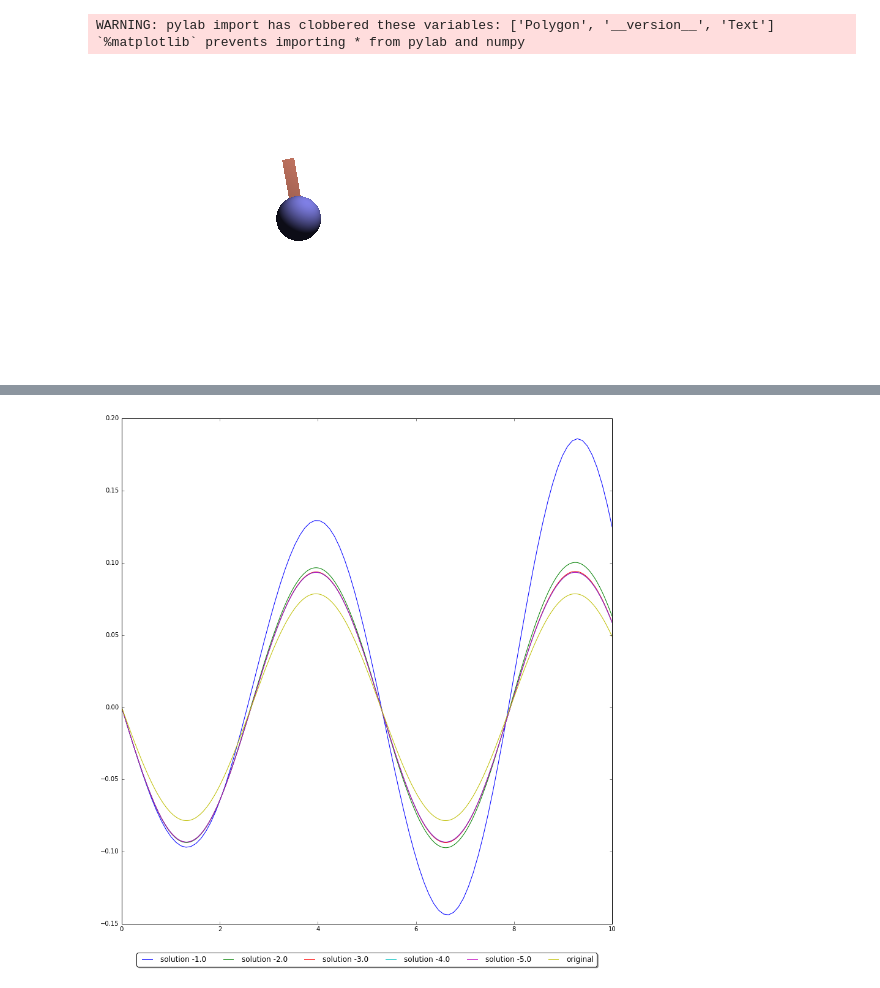
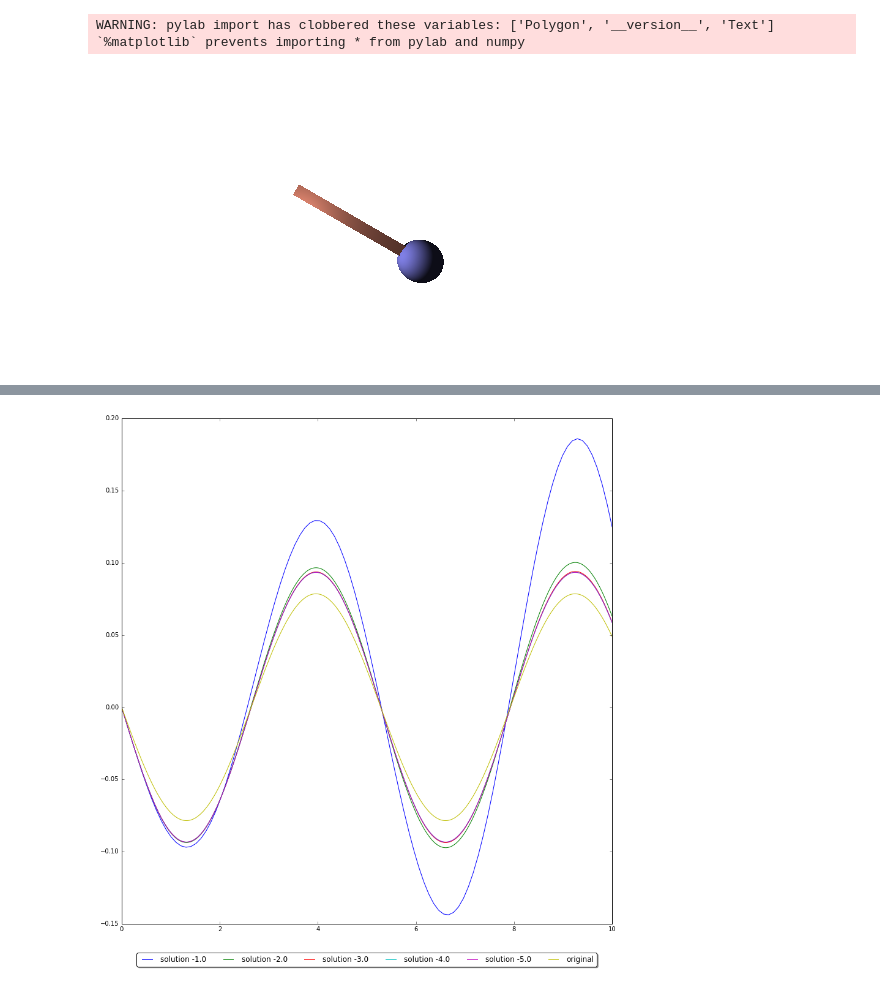
Before and after one commit to scoiatael/MZP, a Jupyter notebook: Lista5.ipynb, the cells around one changed output, grey strips where cells are left out. Cells and saved outputs as stored; diff of their text form; code cells hidden in the pictures.

Commit message:
rendering improvements

```diff
--- a/Lista5.ipynb
+++ b/Lista5.ipynb
@@ -12,20 +19,20 @@ WARNING: pylab import has clobbered these variables: ['Polygon', '__version__',
 # %%
 color = lambda col: Texture( Pigment( 'color', col))
 
 def scene(t):
     """ Returns the scene at time 't' (in seconds) """
-    x = np.sin(np.deg2rad(t))
-    y = 1-np.cos(np.deg2rad(t))
+    x = np.sin(np.deg2rad(t))*l
+    y = 1-np.cos(np.deg2rad(t))*l
 
-    pendulum = Union(Box([-.2, 2, 0] , [.2,0,0],
+    pendulum = Union(Box([-.2, l, 0] , [.2,0,0],
                         color([1,.6,.5])),
                     Sphere( [0,0,0] , .75,  color([.5, .5, .9])),
                     'rotate', [0, 0, t],
-                    'translate', [x/2, y, 0] )
-    return Scene( Camera( 'location', [0, 1, -10], 'look_at',  [0, 0, 0] ),
-            [ LightSource( [2, 4, -3], 'color', [1.5,1.5,1.5] ),
+                    'translate', [x, y, 0] )
+    return Scene( Camera( 'location', [0, 2, -10], 'look_at',  [0, 0, 0] ),
+            [ LightSource( [0, 0, -1], 'color', [1.5,1.5,1.5] ),
               Background( "color", [1,1,1] ),
               pendulum])
-scene(10).render('ipython', width=400, height=300)
+scene(60).render('ipython', width=400, height=300)
 # %% [output]
-[figure, old version]
+[figure, new version]
```
Also changed, not shown: parts of 17 cells of this notebook.
